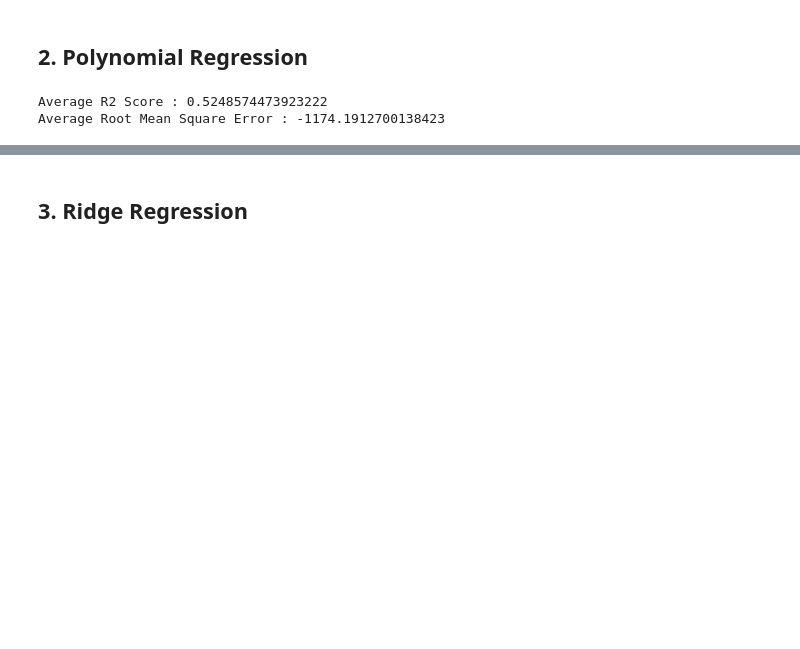
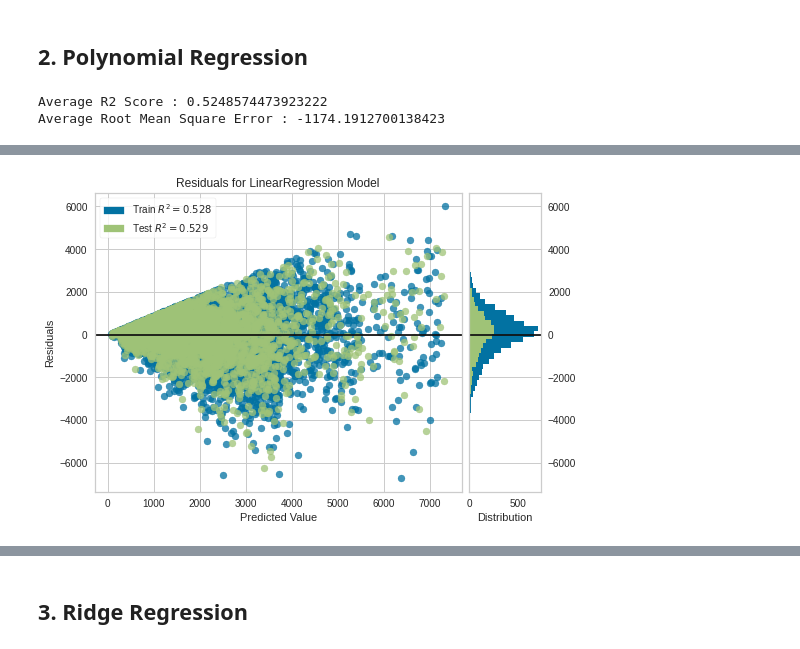
Before and after one commit to ujjwalkar0/Stores-Sales-Prediction, a Jupyter notebook: Notebook/Big Mart Prediction.ipynb, the cells around one changed output, grey strips where cells are left out. Cells and saved outputs as stored; diff of their text form; code cells hidden in the pictures; blank space fills up the shorter version.

```diff
--- a/Notebook/Big Mart Prediction.ipynb
+++ b/Notebook/Big Mart Prediction.ipynb
@@ -743,3 +790,7 @@ learning_curve(PR, X_poly, y)
+# %%
+residuals_plot(PR, X_train_poly, y_train_poly, X_test_poly, y_test_poly)
+# %% [output]
+[figure, added]
 # %%
 poly_2 = PolynomialFeatures(2)
 X_poly_2 = poly_2.fit_transform(X)
```
Also changed, not shown: parts of 54 cells of this notebook, 1 other file.
